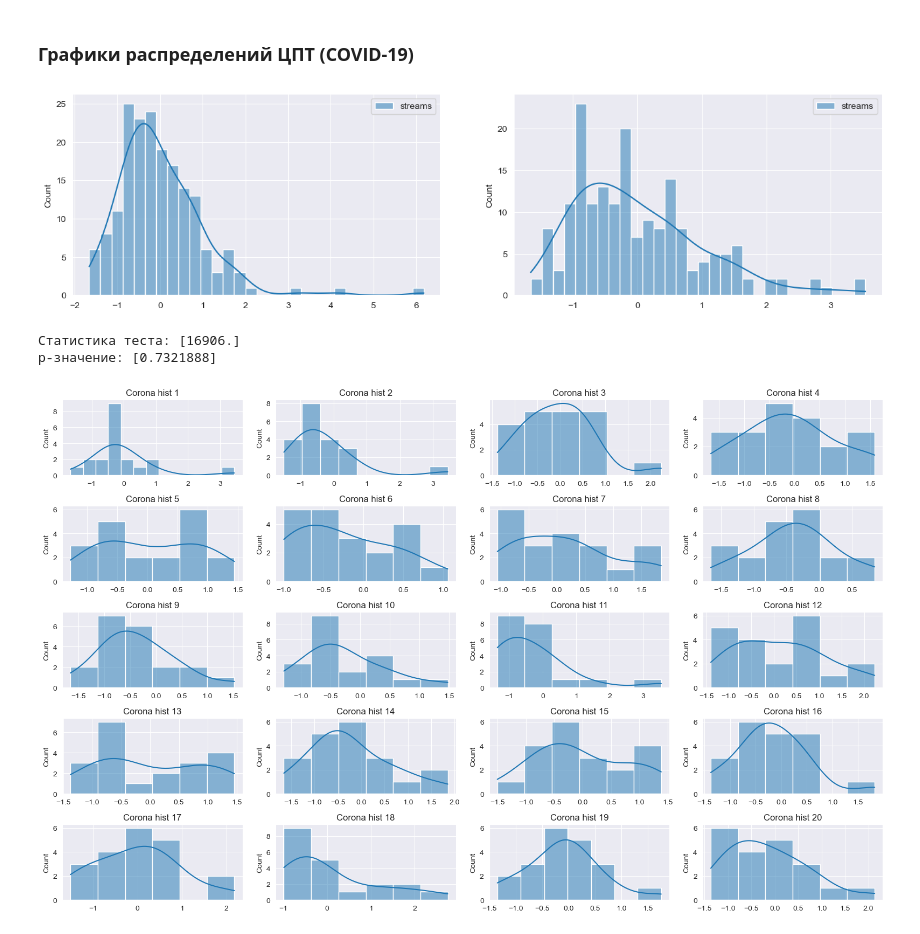
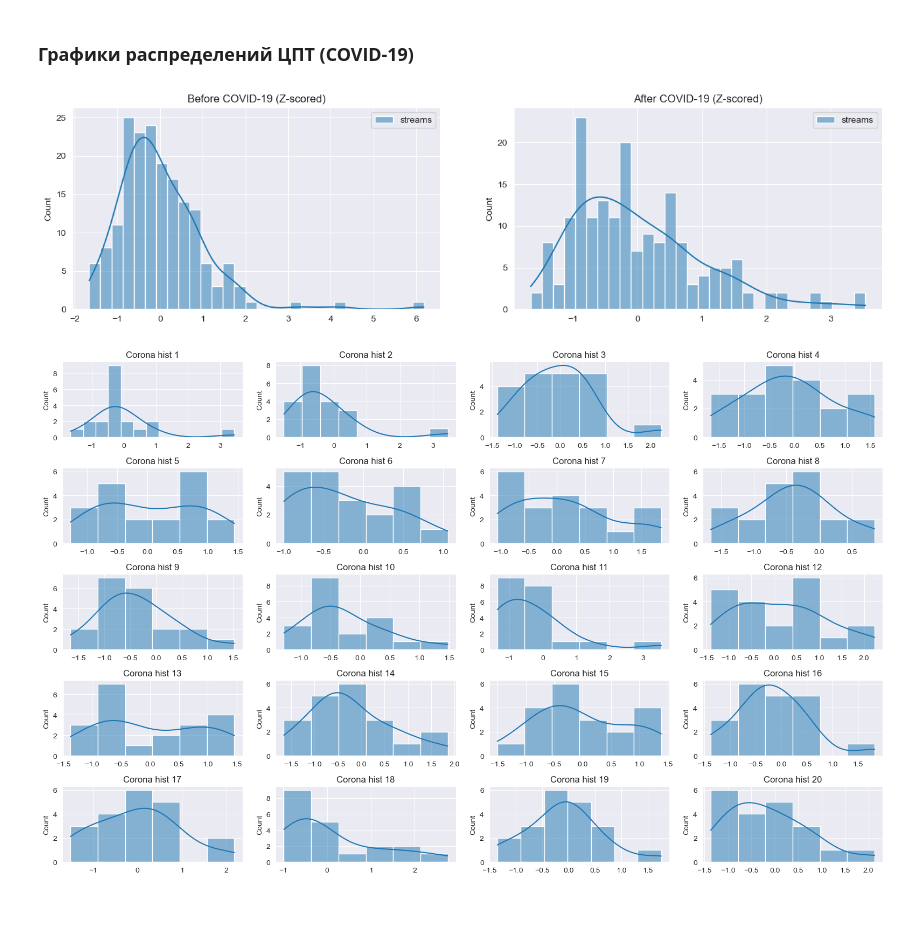
Before and after one commit to kfrsta/smallbigdata, a Jupyter notebook: analysis.ipynb, the cells around one changed output. Cells and saved outputs as stored; diff of their text form; code cells hidden in the pictures; blank space fills up the shorter version.

```diff
--- a/analysis.ipynb
+++ b/analysis.ipynb
@@ -189,24 +189,18 @@ Z_score_corona_after = zscore(df_after_corona)
 # %%
 fig = plt.figure()
 fig.set_size_inches(16, 4)
 
 ax_1 = plt.subplot(1, 2, 1)
 sns.histplot(Z_score_corona_before, bins=30, kde=True)
+plt.title('Before COVID-19 (Z-scored)')
 
 ax_2 = plt.subplot(1, 2, 2)
 sns.histplot(Z_score_corona_after, bins=30, kde=True)
+plt.title('After COVID-19 (Z-scored)')
 
 plt.show()
 # %% [output]
-[figure, old version]
+[figure, new version]
-# %%
-stat, p_value = mannwhitneyu(Z_score_corona_before, Z_score_corona_after)
-
-print('Статистика теста:', stat)
-print('p-значение:', p_value)
-# %% [output]
-Статистика теста: [16906.]
-p-значение: [0.7321888]
 # %%
 fig, axs = plt.subplots(5, 4, figsize=(16, 10))
 
```
Also changed, not shown: parts of 5 cells of this notebook, 3 other files.
